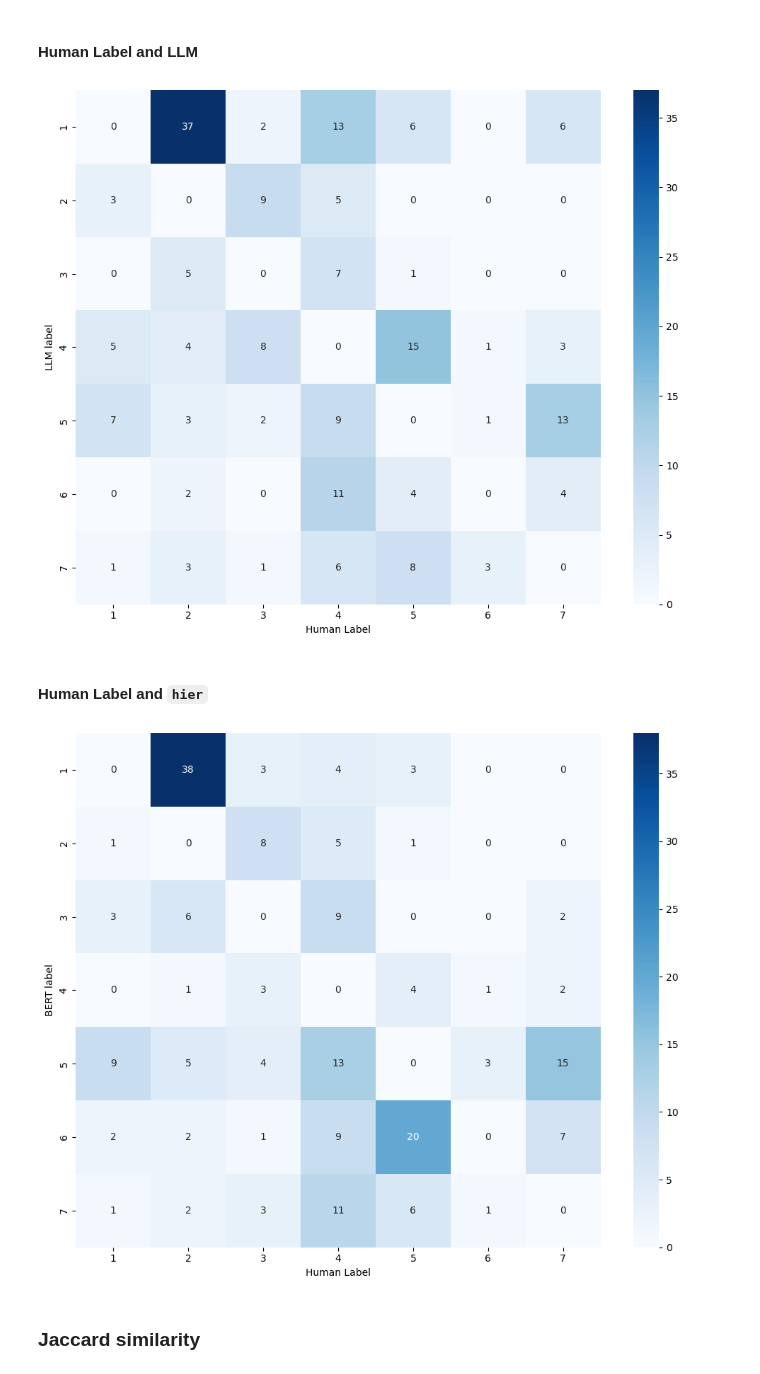
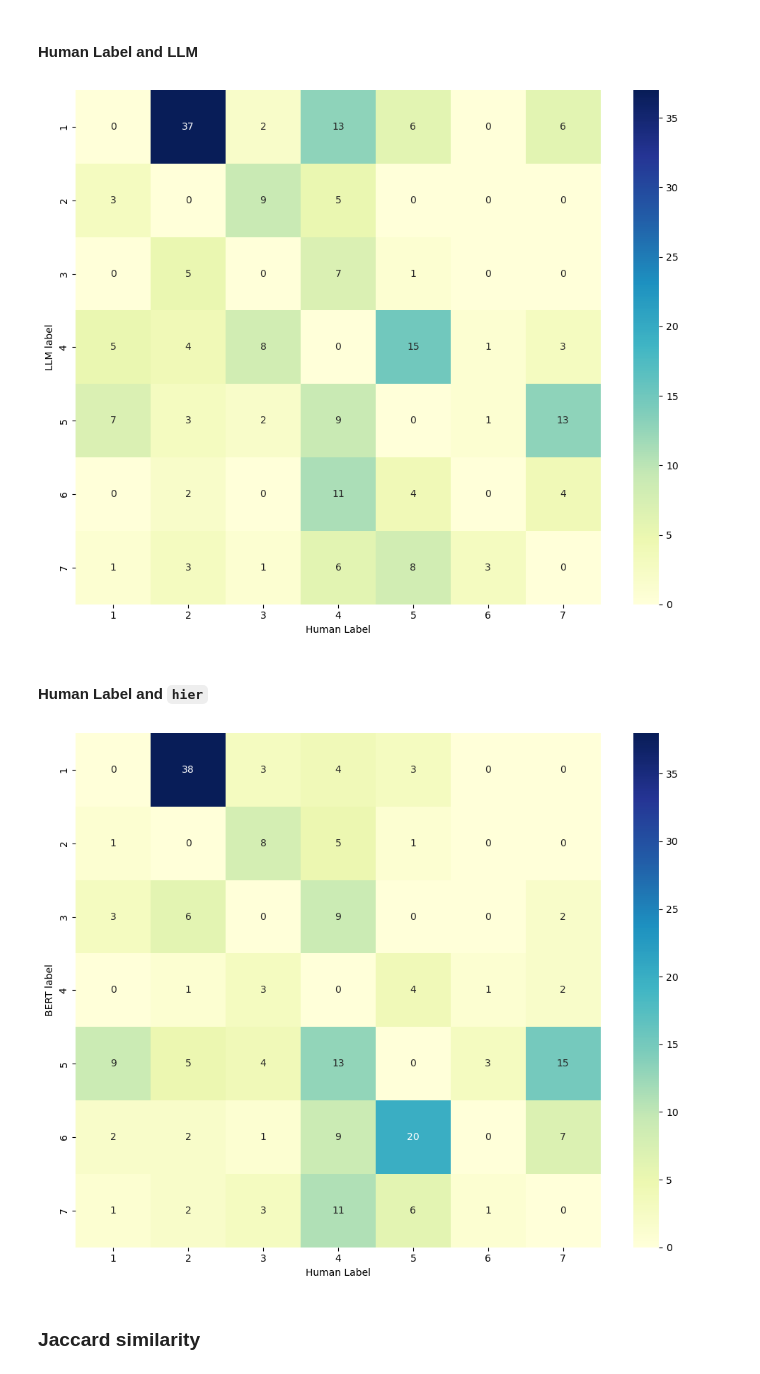
Before and after one commit to GiacomoNegri/NLP_Project, a Jupyter notebook: notebooks/10_BERTvsLLM_P2.ipynb, the cells around one changed output. Cells and saved outputs as stored; diff of their text form; code cells hidden in the pictures.

```diff
--- a/notebooks/10_BERTvsLLM_P2.ipynb
+++ b/notebooks/10_BERTvsLLM_P2.ipynb
@@ -270,26 +287,28 @@ plt.show()
 confusion = pd.crosstab(df['naed'], df['humanlabel'], rownames=['LLM'], colnames=['Human label'])
 
 plt.figure(figsize=(10, 8))
-sns.heatmap(confusion, annot=True, fmt='d', cmap='Blues', cbar=True)
+sns.heatmap(confusion, annot=True, fmt='d', cmap='YlGnBu', cbar=True)
 plt.ylabel('LLM label')
 plt.xlabel('Human Label')
 plt.tight_layout()
+plt.savefig('../images/37_llm.png')
 plt.show()
 # %% [output]
-[figure, old version]
+[figure, new version]
 # %% [markdown]
 #### Human Label and `hier`
 # %%
 confusion = pd.crosstab(df['hier'], df['humanlabel'], rownames=['BERT label'], colnames=['humanlabel'])
 
 plt.figure(figsize=(10, 8))
-sns.heatmap(confusion, annot=True, fmt='d', cmap='Blues', cbar=True)
+sns.heatmap(confusion, annot=True, fmt='d', cmap='YlGnBu', cbar=True)
 plt.ylabel('BERT label')
 plt.xlabel('Human Label')
 plt.tight_layout()
+plt.savefig('../images/38_bert.png')
 plt.show()
 # %% [output]
-[figure, old version]
+[figure, new version]
 # %% [markdown]
 ### Jaccard similarity
 # %%
```
Also changed, not shown: parts of 14 cells of this notebook.
